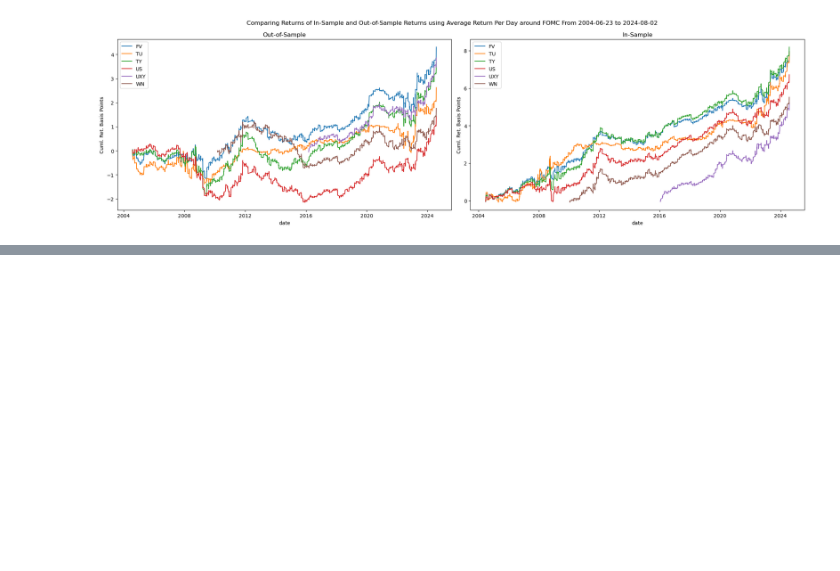
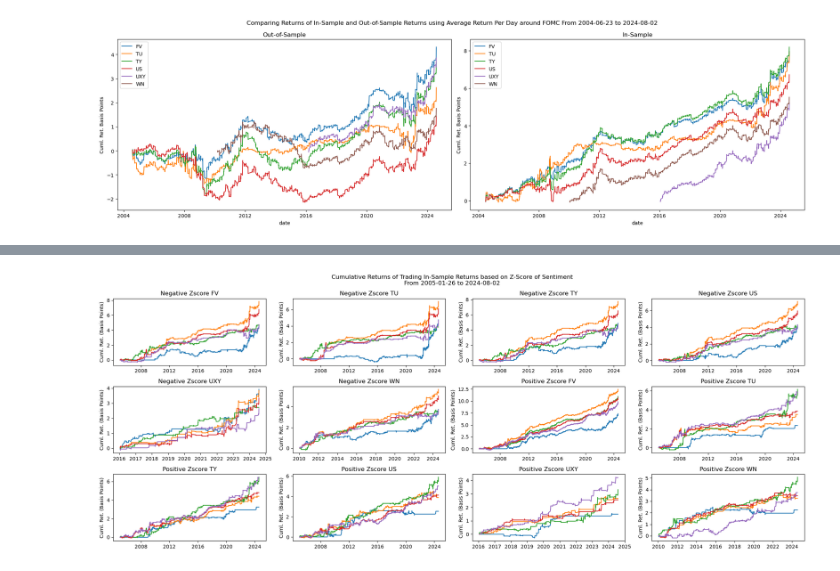
Before and after one commit to diegodalvarez/FOMCDrift, a Jupyter notebook: notebooks/backtests/InitialTsyBacktests.ipynb, the cells around one changed output, grey strips where cells are left out. Cells and saved outputs as stored; diff of their text form; code cells hidden in the pictures; blank space fills up the shorter version.

```diff
--- a/notebooks/backtests/InitialTsyBacktests.ipynb
+++ b/notebooks/backtests/InitialTsyBacktests.ipynb
@@ -219,0 +267,49 @@ SyntaxError: invalid syntax (834972300.py, line 10)
+# %%
+df_signal = (df_group_prep.drop(
+    columns = ["date", "event"]).
+    groupby(["security", "day", "sentiment_ticker", "group"]).
+    agg("mean").
+    reset_index().
+    rename(columns = {"PX_bps": "signal"}))
+# %%
+df_namer = (pd.read_parquet(
+    path = processed_path, engine = "pyarrow")
+    [["plot_name", "security", "Description"]].
+    drop_duplicates().
+    rename(columns = {"security": "sentiment_ticker"}))
+# %%
+df_is_conditioned = (df_group_prep.merge(
+    right = df_signal, how = "inner", on = ["sentiment_ticker", "group", "security", "day"]).
+    assign(
+        signal_rtn = lambda x: np.sign(x.signal) * x.PX_bps,
+        group_var  = lambda x: x.group + " " + x.security))
+# %%
+group_vars = df_is_conditioned.group_var.drop_duplicates().sort_values().to_list()
+fig, axes  = plt.subplots(ncols = len(group_vars) // 3, nrows = len(group_vars) // 4, figsize = (20,8))
+
+for group_var, ax in zip(group_vars, axes.flatten()):
+
+    (df_is_conditioned.query(
+        "group_var == @group_var").
+        groupby(["date", "sentiment_ticker"]).
+        head(1).
+        merge(right = df_namer, how = "inner", on = ["sentiment_ticker"]).
+        rename(columns = {"plot_name": ""}).
+        pivot(index = "date", columns = "", values = "signal_rtn").
+        fillna(0).
+        cumsum().
+        plot(
+            ax     = ax,
+            legend = False,
+            xlabel = "",
+            ylabel = "Cuml. Ret. (Basis Points)",
+            title  = (group_var.replace(
+                "neg_zscore", "Negative Zscore").
+                replace("pos_zscore", "Positive Zscore"))))
+
+fig.suptitle("Cumulative Returns of Trading In-Sample Returns based on Z-Score of Sentiment\nFrom {} to {}".format(
+    df_is_conditioned.date.min(),
+    df_is_conditioned.date.max()))
+plt.tight_layout()
+# %% [output]
+[figure, added]
```
Also changed, not shown: parts of 9 cells of this notebook, 1 other file.
